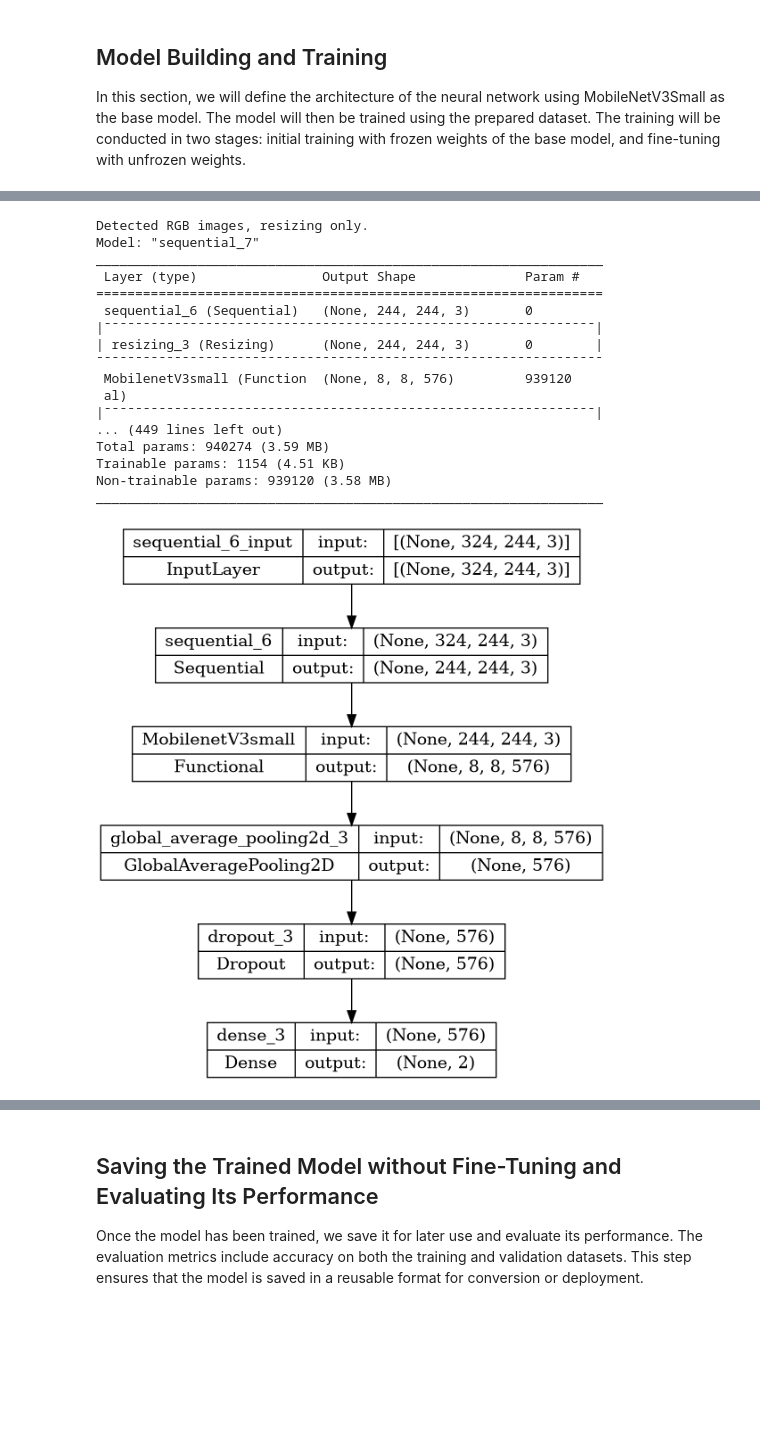
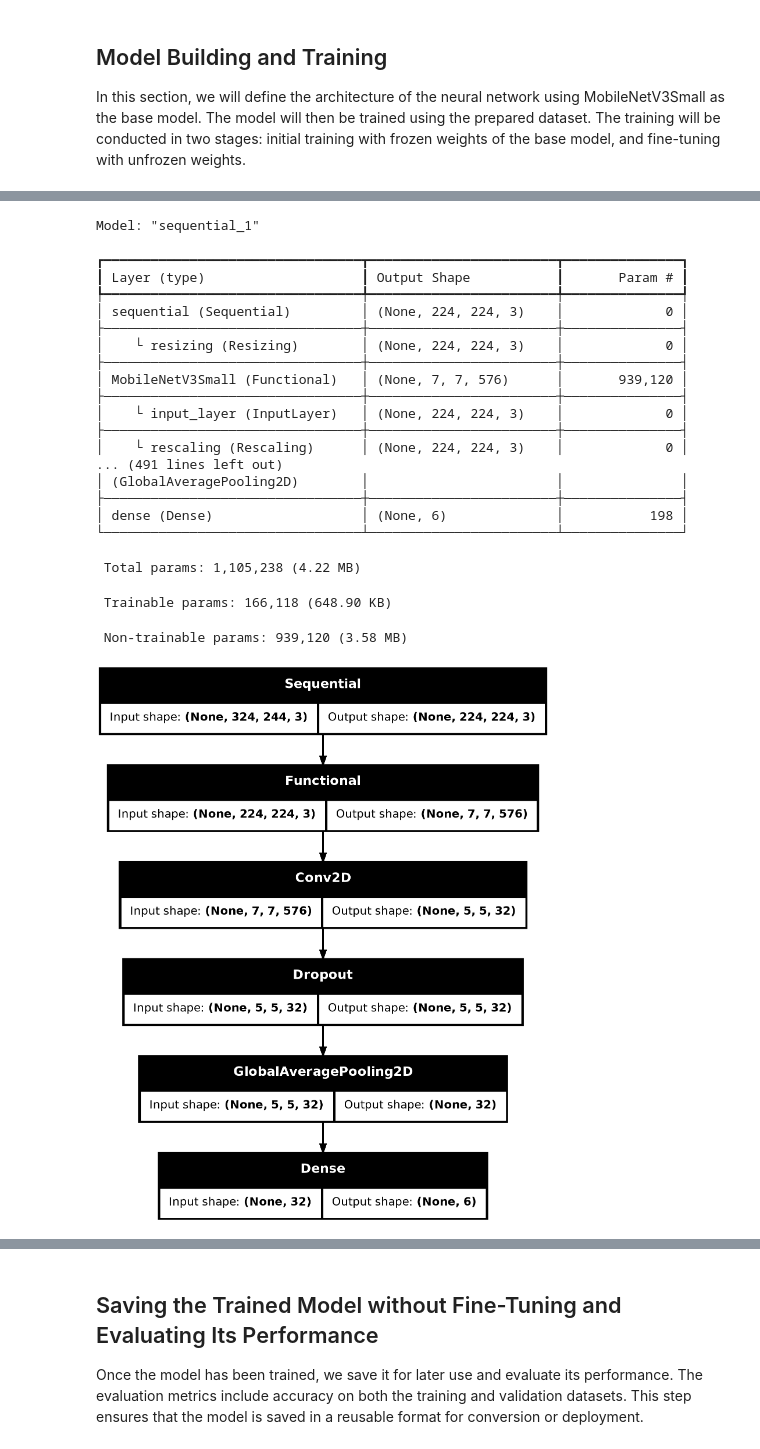
Before and after one commit to zboucek/aideck-gap8-examples, a Jupyter notebook: examples/ai/classification/train_classifier.ipynb, the cells around one changed output, grey strips where cells are left out. Saved outputs shown, nothing was run; the diff lists cells and outputs as text; code cells hidden in the pictures; blank space fills up the shorter version.

```diff
--- a/examples/ai/classification/train_classifier.ipynb
+++ b/examples/ai/classification/train_classifier.ipynb
@@ -198,7 +211,7 @@ In this section, we will define the architecture of the neural network using Mob
 # %%
 # Define the model architecture
 base_model = MobileNetV3Small(
-    input_shape=(244, 244, 3),
+    input_shape=(224, 224, 3),
     include_top=False,
     weights="imagenet"
 )
@@ -209,21 +222,22 @@ if args.image_channels == 1:
     input_layer = tf.keras.Sequential([
         tf.keras.Input(shape=(args.image_width, args.image_height, 1)),
         tf.keras.layers.Conv2D(filters=3, kernel_size=(1, 1), activation=None),
-        tf.keras.layers.Resizing(244, 244, interpolation="bilinear")
+        tf.keras.layers.Resizing(224, 224, interpolation="bilinear")
     ])
 else:
     print("Detected RGB images, resizing only.")
     input_layer = tf.keras.Sequential([
         tf.keras.Input(shape=(args.image_width, args.image_height, 3)),
-        tf.keras.layers.Resizing(244, 244, interpolation="bilinear")
+        tf.keras.layers.Resizing(224, 224, interpolation="bilinear")
     ])
 
 # Add custom layers on top of the base model
 model = Sequential([
     input_layer,
     base_model,
+    tf.keras.layers.Conv2D(filters=32, kernel_size=3, activation='relu'), # Example: 64 filters, 3x3 kernel
+    Dropout(0.2),
     GlobalAveragePooling2D(),
-    Dropout(0.3),
     Dense(units=len(train_generator.class_indices), activation="softmax")
 ])
 
@@ -243,21 +257,25 @@ WARNING:tensorflow:`input_shape` is undefined or non-square, or `rows` is not 22
-Detected RGB images, resizing only.
-Model: "sequential_7"
-_________________________________________________________________
- Layer (type)                Output Shape              Param #
-=================================================================
- sequential_6 (Sequential)   (None, 244, 244, 3)       0
-|¯¯¯¯¯¯¯¯¯¯¯¯¯¯¯¯¯¯¯¯¯¯¯¯¯¯¯¯¯¯¯¯¯¯¯¯¯¯¯¯¯¯¯¯¯¯¯¯¯¯¯¯¯¯¯¯¯¯¯¯¯¯¯|
-| resizing_3 (Resizing)      (None, 244, 244, 3)       0        |
-¯¯¯¯¯¯¯¯¯¯¯¯¯¯¯¯¯¯¯¯¯¯¯¯¯¯¯¯¯¯¯¯¯¯¯¯¯¯¯¯¯¯¯¯¯¯¯¯¯¯¯¯¯¯¯¯¯¯¯¯¯¯¯¯¯
- MobilenetV3small (Function  (None, 8, 8, 576)         939120
- al)
-|¯¯¯¯¯¯¯¯¯¯¯¯¯¯¯¯¯¯¯¯¯¯¯¯¯¯¯¯¯¯¯¯¯¯¯¯¯¯¯¯¯¯¯¯¯¯¯¯¯¯¯¯¯¯¯¯¯¯¯¯¯¯¯|
-... (449 lines left out)
-Total params: 940274 (3.59 MB)
-Trainable params: 1154 (4.51 KB)
-Non-trainable params: 939120 (3.58 MB)
-_________________________________________________________________
+Model: "sequential_1"
+┏━━━━━━━━━━━━━━━━━━━━━━━━━━━━━━━━━┳━━━━━━━━━━━━━━━━━━━━━━━━┳━━━━━━━━━━━━━━━┓
+┃ Layer (type)                    ┃ Output Shape           ┃       Param # ┃
+┡━━━━━━━━━━━━━━━━━━━━━━━━━━━━━━━━━╇━━━━━━━━━━━━━━━━━━━━━━━━╇━━━━━━━━━━━━━━━┩
+│ sequential (Sequential)         │ (None, 224, 224, 3)    │             0 │
+├─────────────────────────────────┼────────────────────────┼───────────────┤
+│    └ resizing (Resizing)        │ (None, 224, 224, 3)    │             0 │
+├─────────────────────────────────┼────────────────────────┼───────────────┤
+│ MobileNetV3Small (Functional)   │ (None, 7, 7, 576)      │       939,120 │
+├─────────────────────────────────┼────────────────────────┼───────────────┤
+│    └ input_layer (InputLayer)   │ (None, 224, 224, 3)    │             0 │
+├─────────────────────────────────┼────────────────────────┼───────────────┤
+│    └ rescaling (Rescaling)      │ (None, 224, 224, 3)    │             0 │
+... (491 lines left out)
+│ (GlobalAveragePooling2D)        │                        │               │
+├─────────────────────────────────┼────────────────────────┼───────────────┤
+│ dense (Dense)                   │ (None, 6)              │           198 │
+└─────────────────────────────────┴────────────────────────┴───────────────┘
+ Total params: 1,105,238 (4.22 MB)
+ Trainable params: 166,118 (648.90 KB)
+ Non-trainable params: 939,120 (3.58 MB)
-[figure, old version]
+[figure, new version]
 # %%
 # Early stopping to terminate training when validation loss stops improving
 early_stopping = EarlyStopping(
```
Also changed, not shown: parts of 4 cells of this notebook, 5 other files.
